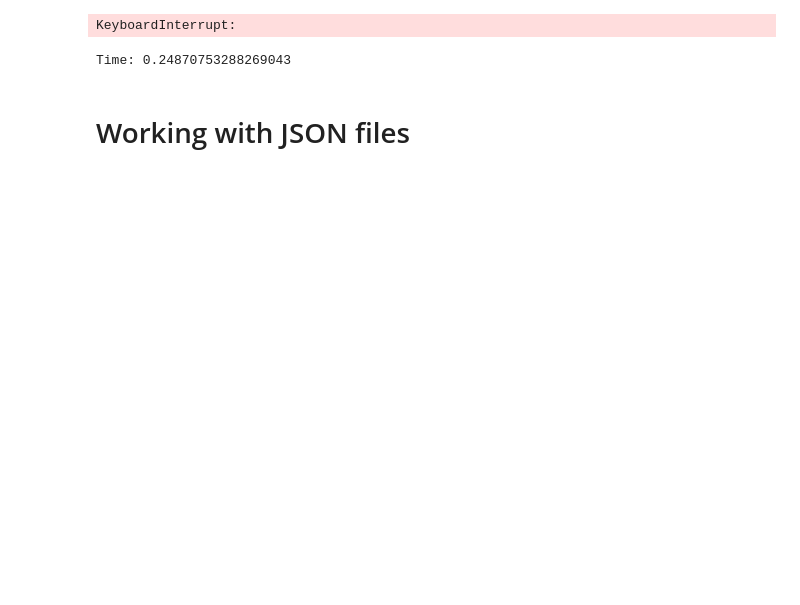
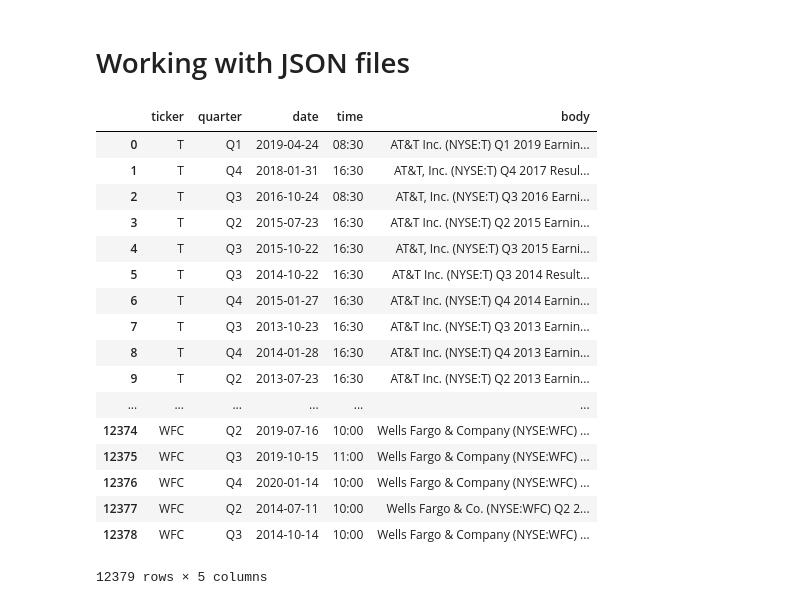
Before and after one commit to KubaWernerowski/rise-of-data, a Jupyter notebook: Sentiment_Analysis.ipynb, the cells around one changed output. Saved outputs shown, nothing was run; the diff lists cells and outputs as text; code cells hidden in the pictures; blank space fills up the shorter version.

```diff
--- a/Sentiment_Analysis.ipynb
+++ b/Sentiment_Analysis.ipynb
@@ -56,16 +38,24 @@ text = "i really dont like people"
 # %%
 # comparing time between the two methods
 start = time.time()
-get_sentiment_score1(text)
+
+tokens = lm.tokenize(text)
+score = lm.get_score(tokens)
+
 print(f'Time: {time.time() - start}')
+
+print(score)
-# %% [output]
-KeyboardInterrupt:
 # %%
+text = stop_words(text)
+
 start = time.time()
-get_sentiment_score2(text)
+
+tokens = lm.tokenize(text)
+score = lm.get_score(tokens)
+
 print(f'Time: {time.time() - start}')
+
+print(score)
-# %% [output]
-Time: 0.24870753288269043
 # %% [markdown]
 <h1> Working with JSON files
 # %%
@@ -159,5 +150,26 @@ with open("transcripts.p", "wb") as f:
 # %%
 # creating new instance of JSON dataframe
 new = df_transcripts
+
+df_transcripts
+# %% [output]
+|  | ticker | quarter | date | time | body |
+| 0 | T | Q1 | 2019-04-24 | 08:30 | AT&T Inc. (NYSE:T) Q1 2019 Earnin... |
+| 1 | T | Q4 | 2018-01-31 | 16:30 | AT&T, Inc. (NYSE:T) Q4 2017 Resul... |
+| 2 | T | Q3 | 2016-10-24 | 08:30 | AT&T, Inc. (NYSE:T) Q3 2016 Earni... |
+| 3 | T | Q2 | 2015-07-23 | 16:30 | AT&T Inc. (NYSE:T) Q2 2015 Earnin... |
+| 4 | T | Q3 | 2015-10-22 | 16:30 | AT&T, Inc. (NYSE:T) Q3 2015 Earni... |
+| 5 | T | Q3 | 2014-10-22 | 16:30 | AT&T Inc. (NYSE:T) Q3 2014 Result... |
+| 6 | T | Q4 | 2015-01-27 | 16:30 | AT&T Inc. (NYSE:T) Q4 2014 Earnin... |
+| 7 | T | Q3 | 2013-10-23 | 16:30 | AT&T Inc. (NYSE:T) Q3 2013 Earnin... |
+| 8 | T | Q4 | 2014-01-28 | 16:30 | AT&T Inc. (NYSE:T) Q4 2013 Earnin... |
+| 9 | T | Q2 | 2013-07-23 | 16:30 | AT&T Inc. (NYSE:T) Q2 2013 Earnin... |
+| ... | ... | ... | ... | ... | ... |
+| 12374 | WFC | Q2 | 2019-07-16 | 10:00 | Wells Fargo & Company (NYSE:WFC) ... |
+| 12375 | WFC | Q3 | 2019-10-15 | 11:00 | Wells Fargo & Company (NYSE:WFC) ... |
+| 12376 | WFC | Q4 | 2020-01-14 | 10:00 | Wells Fargo & Company (NYSE:WFC) ... |
+| 12377 | WFC | Q2 | 2014-07-11 | 10:00 | Wells Fargo & Co. (NYSE:WFC) Q2 2... |
+| 12378 | WFC | Q3 | 2014-10-14 | 10:00 | Wells Fargo & Company (NYSE:WFC) ... |
+12379 rows × 5 columns
 # %%
 new["sentiment"] = ""
```
Also changed, not shown: parts of 19 cells of this notebook.
